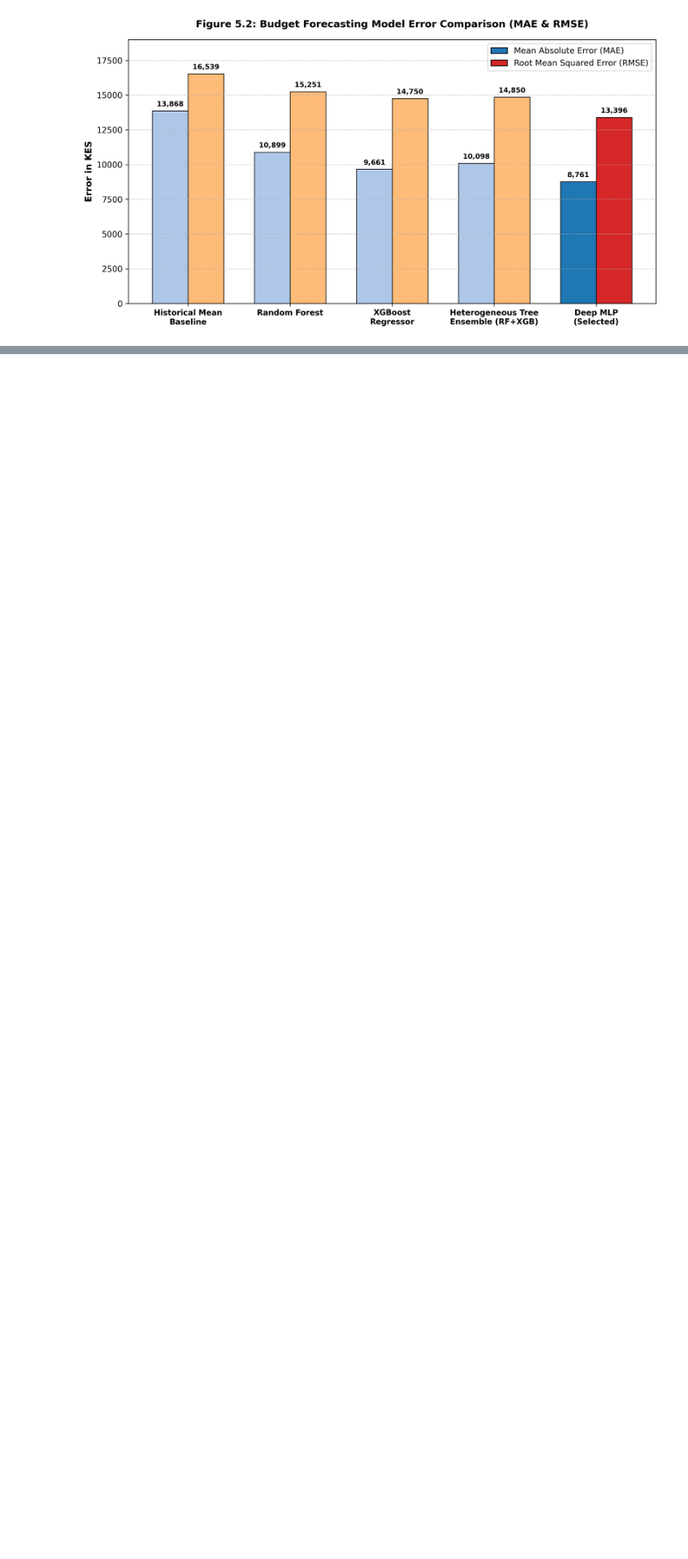
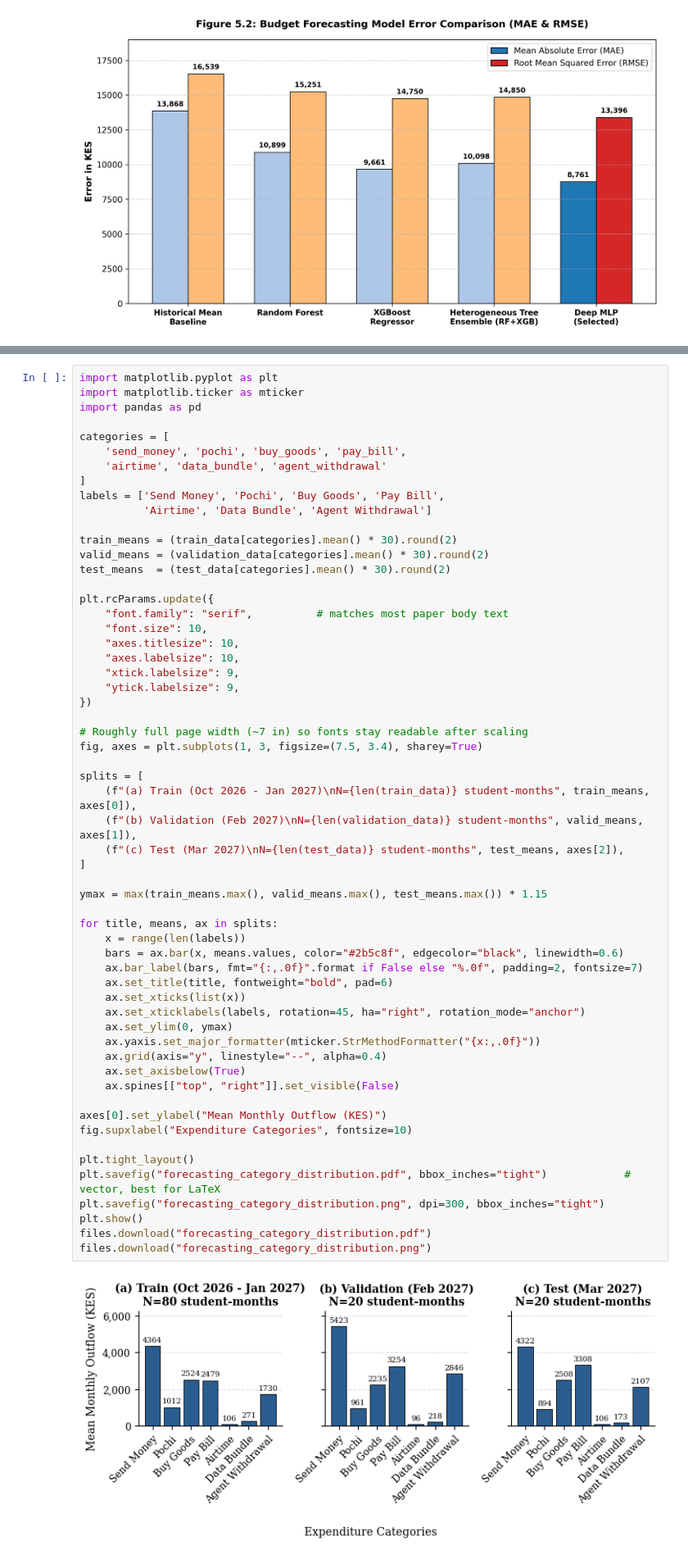
Before and after one commit to Jimmy-szn/dependants-costs, a Jupyter notebook: notebooks/aml.ipynb, the cells around one changed output, grey strips where cells are left out. Shown at 82% size. Saved outputs shown, nothing was run; the diff lists cells and outputs as text; blank space fills up the shorter version.

```diff
--- a/notebooks/aml.ipynb
+++ b/notebooks/aml.ipynb
@@ -1513,0 +1550,60 @@ plt.show()
+# %%
+import matplotlib.pyplot as plt
+import matplotlib.ticker as mticker
+import pandas as pd
+
+categories = [
+    'send_money', 'pochi', 'buy_goods', 'pay_bill',
+    'airtime', 'data_bundle', 'agent_withdrawal'
+]
+labels = ['Send Money', 'Pochi', 'Buy Goods', 'Pay Bill',
+          'Airtime', 'Data Bundle', 'Agent Withdrawal']
+
+train_means = (train_data[categories].mean() * 30).round(2)
+valid_means = (validation_data[categories].mean() * 30).round(2)
+test_means  = (test_data[categories].mean() * 30).round(2)
+
+plt.rcParams.update({
+    "font.family": "serif",          # matches most paper body text
+    "font.size": 10,
+    "axes.titlesize": 10,
+    "axes.labelsize": 10,
+    "xtick.labelsize": 9,
+    "ytick.labelsize": 9,
+})
+
+# Roughly full page width (~7 in) so fonts stay readable after scaling
+fig, axes = plt.subplots(1, 3, figsize=(7.5, 3.4), sharey=True)
+
+splits = [
+    (f"(a) Train (Oct 2026 - Jan 2027)\nN={len(train_data)} student-months", train_means, axes[0]),
+    (f"(b) Validation (Feb 2027)\nN={len(validation_data)} student-months", valid_means, axes[1]),
+    (f"(c) Test (Mar 2027)\nN={len(test_data)} student-months", test_means, axes[2]),
+]
+
+ymax = max(train_means.max(), valid_means.max(), test_means.max()) * 1.15
+
+for title, means, ax in splits:
+    x = range(len(labels))
+    bars = ax.bar(x, means.values, color="#2b5c8f", edgecolor="black", linewidth=0.6)
+    ax.bar_label(bars, fmt="{:,.0f}".format if False else "%.0f", padding=2, fontsize=7)
+    ax.set_title(title, fontweight="bold", pad=6)
+    ax.set_xticks(list(x))
+    ax.set_xticklabels(labels, rotation=45, ha="right", rotation_mode="anchor")
+    ax.set_ylim(0, ymax)
+    ax.yaxis.set_major_formatter(mticker.StrMethodFormatter("{x:,.0f}"))
+    ax.grid(axis="y", linestyle="--", alpha=0.4)
+    ax.set_axisbelow(True)
+    ax.spines[["top", "right"]].set_visible(False)
+
+axes[0].set_ylabel("Mean Monthly Outflow (KES)")
+fig.supxlabel("Expenditure Categories", fontsize=10)
+
+plt.tight_layout()
+plt.savefig("forecasting_category_distribution.pdf", bbox_inches="tight")            # vector, best for LaTeX
+plt.savefig("forecasting_category_distribution.png", dpi=300, bbox_inches="tight")
+plt.show()
+files.download("forecasting_category_distribution.pdf")
+files.download("forecasting_category_distribution.png")
+# %% [output]
+[figure, added]
```
Also changed, not shown: parts of 6 cells of this notebook.
